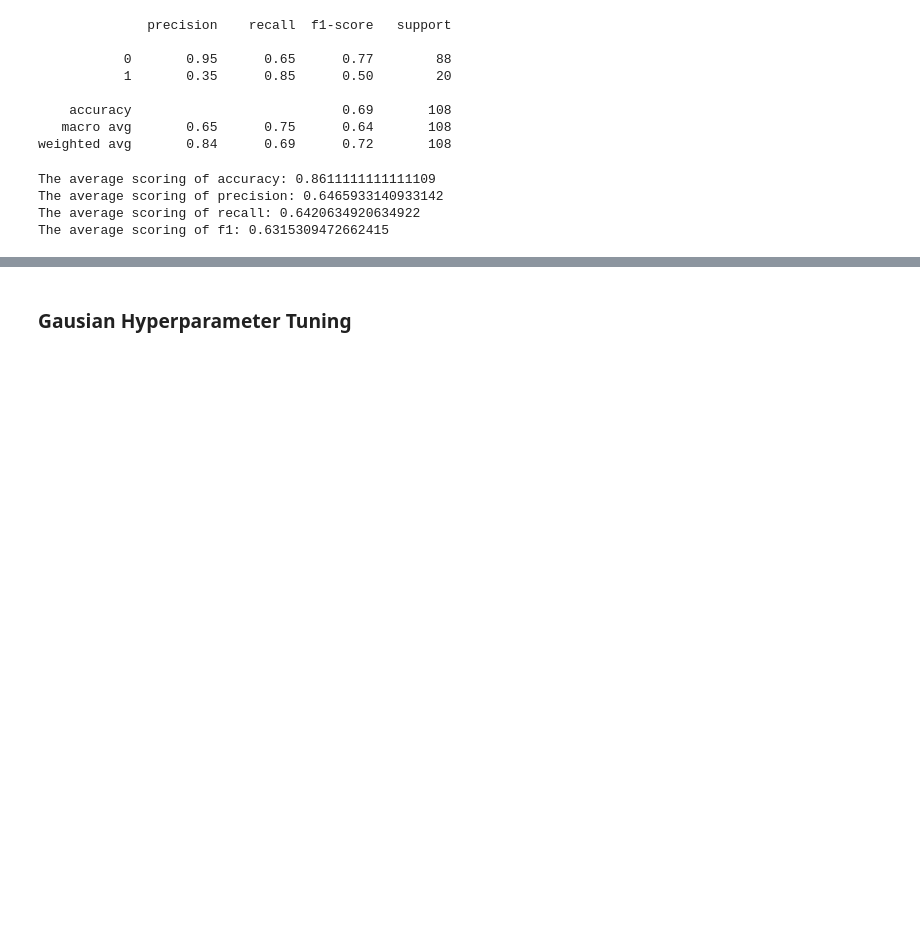
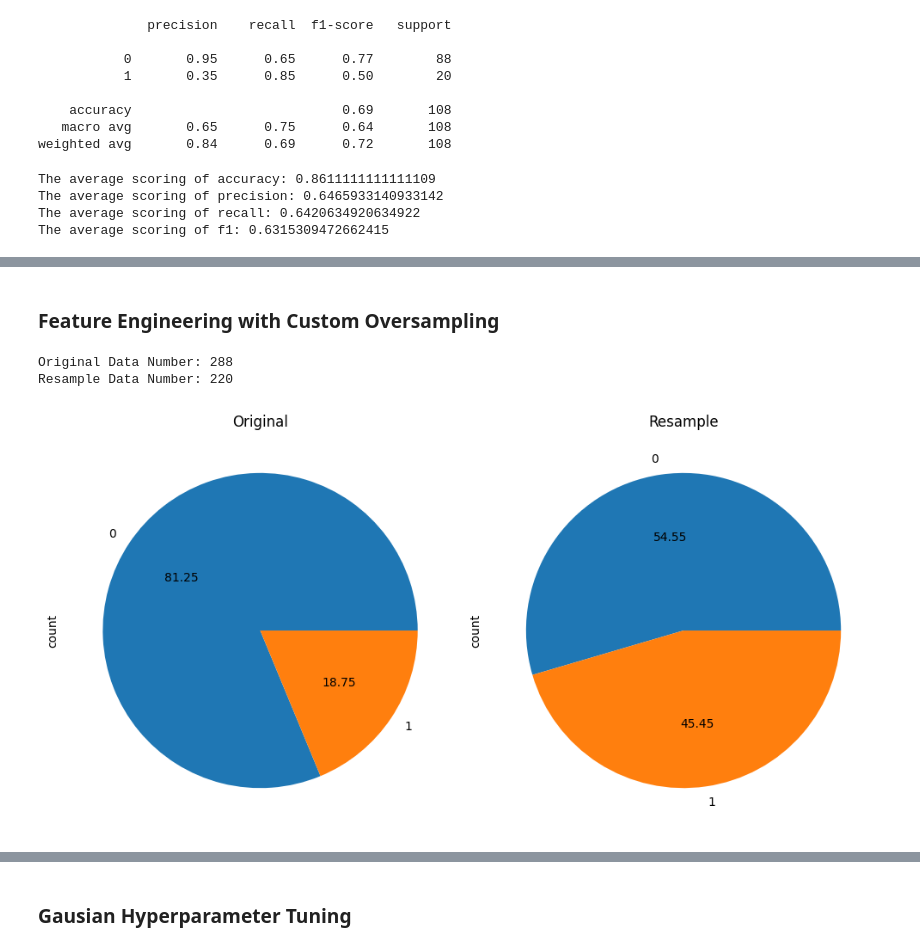
Before and after one commit to isaacebi/Aquaculture-Intelligence, a Jupyter notebook: notebooks/01-CO2-data-exploration.ipynb, the cells around one changed output, grey strips where cells are left out. Drawn from its saved outputs; the diff is of its cells as text; code cells hidden in the pictures; blank space fills up the shorter version.

```diff
--- a/notebooks/01-CO2-data-exploration.ipynb
+++ b/notebooks/01-CO2-data-exploration.ipynb
@@ -970,0 +954,29 @@ Based on the results of Repeated Stratified K-Fold cross validator, Random Overs
+# %%
+fe_col = X.columns
+
+def log_transform(df, columns):
+    for col in columns:
+        new_col = f"{col}_log10"
+        df[new_col] = np.log1p(df[col])
+
+    return df[columns]
+
+def square_transform(df, columns):
+    for col in columns:
+        new_col = f"{col}_square"
+        df[new_col] = np.square(df[col])
+
+    return df[columns]
+# %%
+df_fe = df_bin.copy()
+df_log = log_transform(df_fe, conti)
+df_square = square_transform(df_fe, conti)
+
+df_fe = pd.concat([df_fe, df_log, df_square], axis=1).dropna()
+
+# Split to feature and label
+X = df_fe.drop(columns=columns)
+y = df_fe['ABN_bin']
+
+# Split the data into training and testing sets
+X_train, X_test, y_train, y_test = train_test_split(X, y, test_size=0.2, random_state=RANDOM_STATE, stratify=y)
@@ -970,0 +1088,20 @@ Based on the results of Repeated Stratified K-Fold cross validator, Random Overs
+# %% [markdown]
+### Feature Engineering with Custom Oversampling
+# %%
+N_RESAMPLE = 20
+
+df_res = df_fe.iloc[X_train.index, :].groupby('ABN').apply(
+    lambda x: x.sample(N_RESAMPLE, replace=True, random_state=RANDOM_STATE)
+).reset_index(drop=True)
+
+# Split to feature and label
+X_res = df_res.drop(columns=columns)
+y_res = df_res['ABN_bin']
+
+print(f"Original Data Number: {len(X_train)}")
+print(f"Resample Data Number: {len(X_res)}")
+original_resample(y_train, y_res)
+# %% [output]
+Original Data Number: 288
+Resample Data Number: 220
+[figure, added]
```
Also changed, not shown: parts of 23 cells of this notebook.
